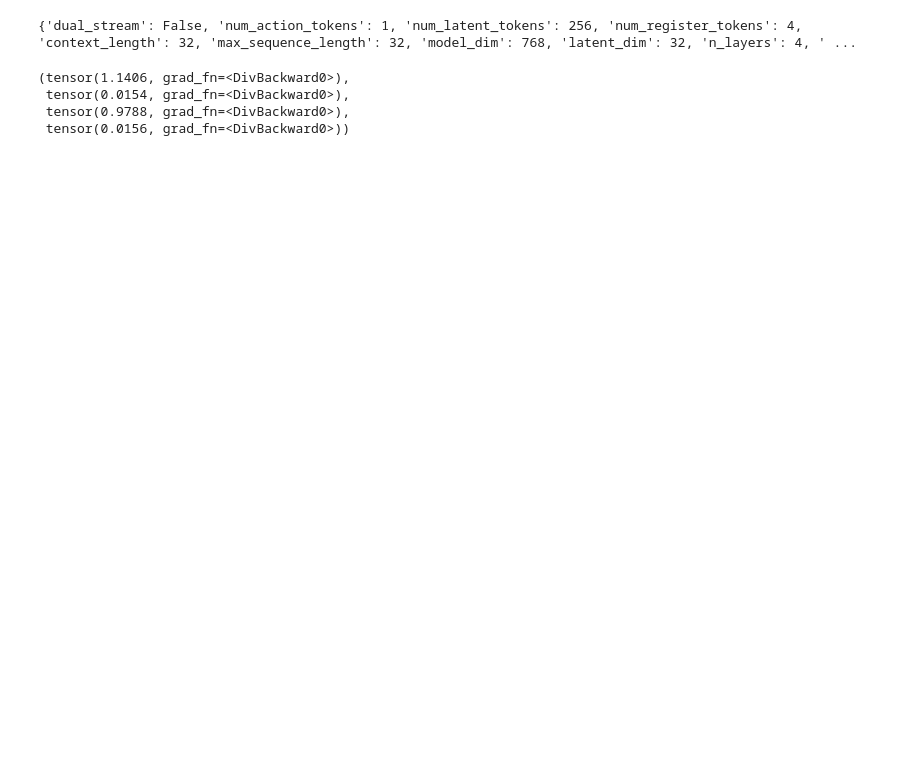
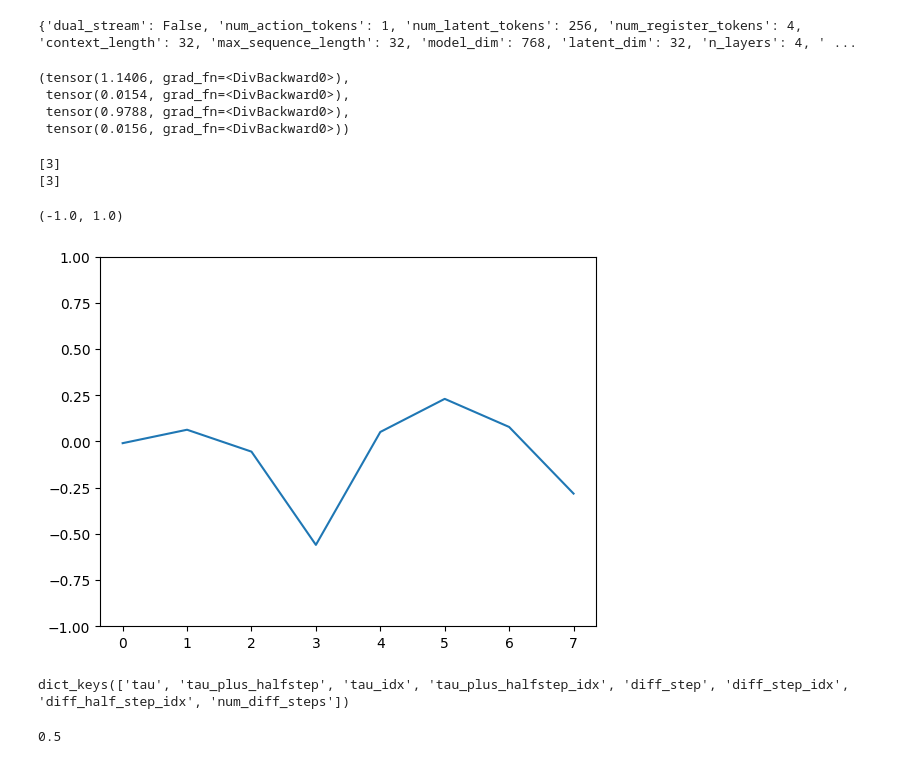
Before and after one commit to Rooholla-KhorramBakht/dreamerV4-UWM, a Jupyter notebook: sandbox.ipynb, the cells around one changed output. Cells and saved outputs as stored; diff of their text form; code cells hidden in the pictures; blank space fills up the shorter version.

```diff
--- a/sandbox.ipynb
+++ b/sandbox.ipynb
@@ -128,0 +239,59 @@ torch.save(state, ckpt_path)
+# %%
+sample_Z = torch.ones(1, 8,  1, 10)
+sample_A = torch.zeros(1, 8, 1, 1)
+diffuser = ForwardDiffusionWithShortcut(max_diff_steps=32)
+info = diffuser(sample_Z, sample_A, context_horizon_mode_prob=1.)
+info
+a0 = torch.randn_like(sample_A)
+tau = info['tau'].unsqueeze(-1).unsqueeze(-1)
+noisy_a = (1-tau)*a0+tau*sample_A
+plt.plot(noisy_a.squeeze().numpy(), label='noisy_a')
+plt.ylim(-1, 1)
+# %% [output]
+[3]
+[3]
+(-1.0, 1.0)
+[figure, added]
+# %%
+def sample_step_noise(batch_size, seq_len, context_lengths=None, device='cpu', max_diff_steps=128):
+        B, T = batch_size, seq_len
+        # Shortcut step
+        num_diff_steps=torch.randint(0, max_diff_steps, (B,1)).expand(B, T) # Random per batch identical per time
+
+        diff_step_min = 1./max_diff_steps
+        diff_step = 1./num_diff_steps
+        diff_half_step = diff_step/2
+        diff_step_idx = torch.log2(num_diff_steps).to(torch.long)
+        diff_half_step_idx = torch.log2(1./diff_half_step).to(torch.long)
+
+
+        # Diffusion forcing noise level
+        tau_d = (torch.rand((B,T))*0.9999*num_diff_steps).to(torch.long)
+        tau = tau_d/num_diff_steps
+
+        if context_lengths is not None:
+            for context_length in context_lengths:
+                tau[:, :context_length] = (num_diff_steps[:,:context_length] -1)/num_diff_steps[:,:context_length] # Low noise context
+                tau[:, context_length:] = tau[:, context_length].unsqueeze(-1).expand(B, T-context_length) # Homogenous horizon
+
+        tau_plus_halfstep = tau+diff_half_step
+        tau_idx = (tau/diff_step_min).to(torch.long)
+        tau_plus_halfstep_idx = tau_plus_halfstep/diff_step_min
+
+        return dict(
+            tau=tau,
+            tau_plus_halfstep = tau_plus_halfstep,
+            tau_idx = tau_idx,
+            tau_plus_halfstep_idx = tau_plus_halfstep_idx,
+            diff_step=diff_step,
+            diff_step_idx=diff_step_idx,
+            diff_half_step_idx=diff_half_step_idx,
+            num_diff_steps=num_diff_steps,
+        )
+sample_step_noise(32, 8, max_diff_steps=128, context_lengths=[3]).keys()
+# %% [output]
+dict_keys(['tau', 'tau_plus_halfstep', 'tau_idx', 'tau_plus_halfstep_idx', 'diff_step', 'diff_step_idx', 'diff_half_step_idx', 'num_diff_steps'])
+# %%
+1.5%1
+# %% [output]
+0.5
```
Also changed, not shown: parts of 8 cells of this notebook, 2 other files.
